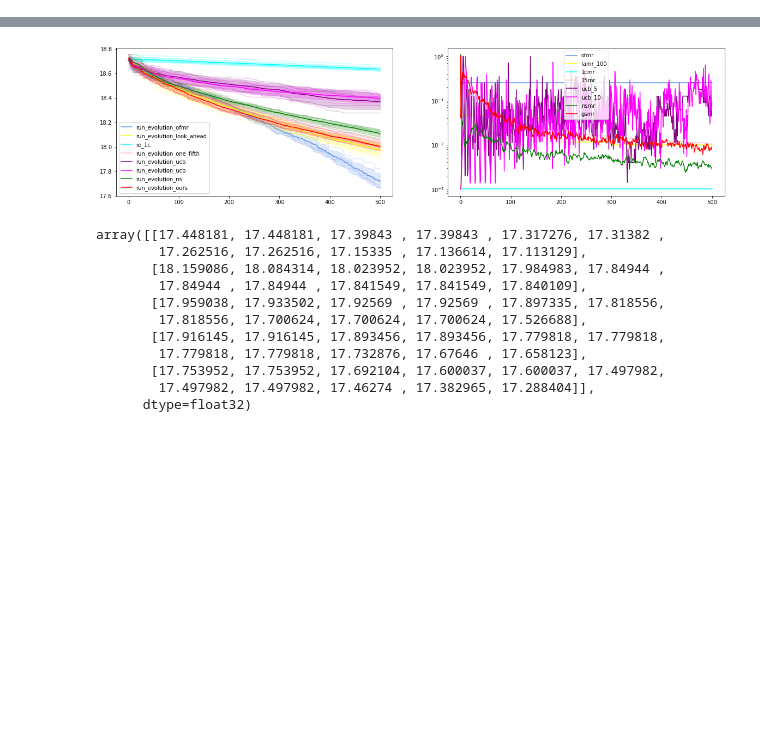
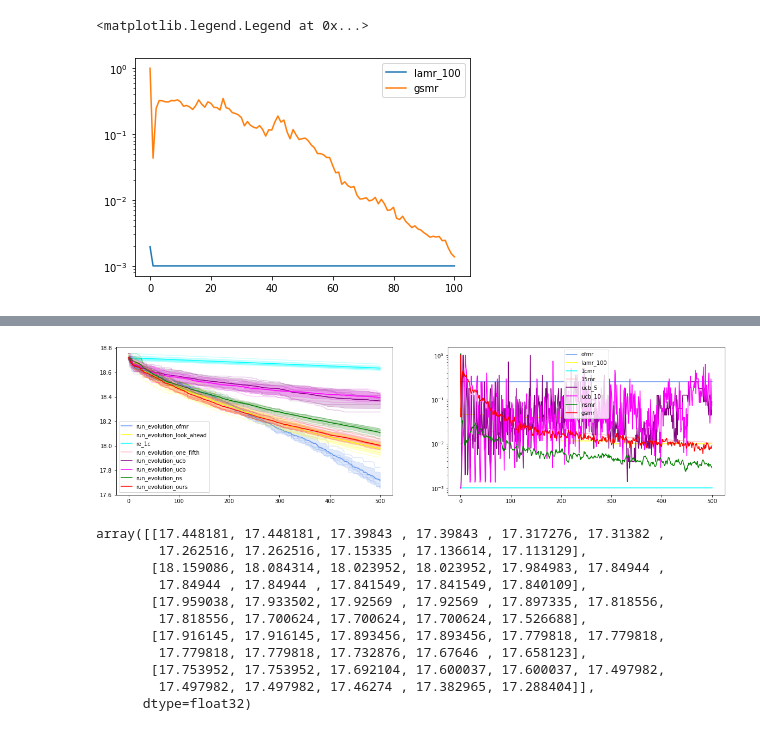
Before and after one commit to akarshkumar0101/evolved-neuroevolution, a Jupyter notebook: paper.ipynb, the cells around one changed output, grey strips where cells are left out. Cells and saved outputs as stored; diff of their text form; code cells hidden in the pictures; blank space fills up the shorter version.

```diff
--- a/paper.ipynb
+++ b/paper.ipynb
@@ -148 +185,12 @@ print(get_latex_data_str(data, auc=False, show_std=False, bold_best=True))
 \hline
+# %%
+a = data.sel(optim_fn=ackley, n_dim=2, init_pop_var=1., fits_mrs='mrs')
+b = np.stack(list(a.sel(algo='lamr_100').data)).mean(axis=0)
+c = np.stack(list(a.sel(algo='gsmr').data)).mean(axis=0)
+plt.plot(b, label='lamr_100')
+plt.plot(c, label='gsmr')
+plt.yscale('log')
+plt.legend()
+# %% [output]
+<matplotlib.legend.Legend at 0x...>
+[figure, added]
```
Also changed, not shown: parts of 9 cells of this notebook, 8 other files.
